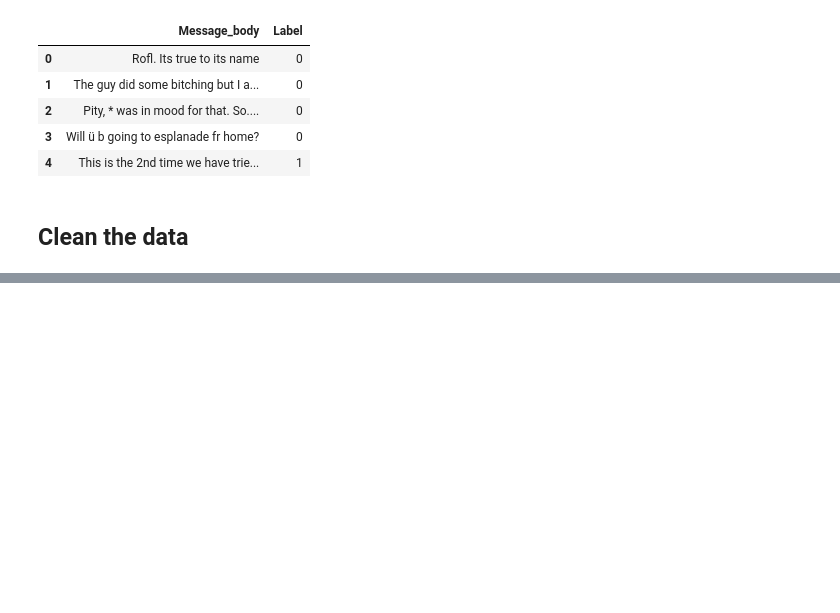
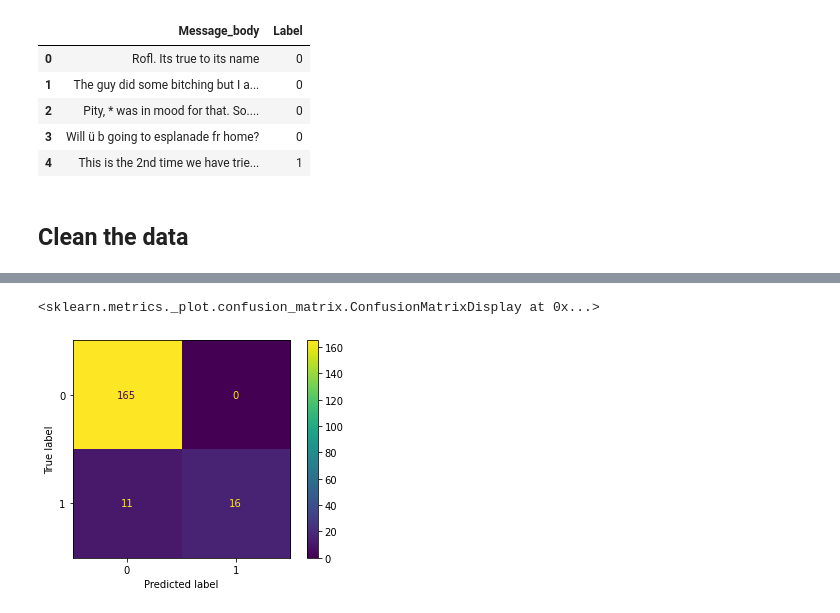
Before and after one commit to ImSanjayPatel/sms-spam-detection, a Jupyter notebook: NLP.ipynb, the cells around one changed output, grey strips where cells are left out. Saved outputs shown, nothing was run; the diff lists cells and outputs as text; code cells hidden in the pictures; blank space fills up the shorter version.

Commit message:
added count vectorization

```diff
--- a/NLP.ipynb
+++ b/NLP.ipynb
@@ -151,0 +287,6 @@ for i, t in enumerate(doc): # t is token, i is index
+# %%
+# create a classifier using SVC
+classifier = SVC(kernel='linear', probability=True)
+# %%
+# train the classifier with the training data
+classifier.fit(A, y_train)
@@ -151,0 +299,2 @@ for i, t in enumerate(doc): # t is token, i is index
+# %%
+B = counts.transform(X_test)
@@ -151,0 +305,3 @@ for i, t in enumerate(doc): # t is token, i is index
+# %%
+predictions = classifier.predict(B)
+predictions
@@ -151,0 +318,9 @@ for i, t in enumerate(doc): # t is token, i is index
+# %%
+c_matrix = metrics.confusion_matrix(y_test, predictions)
+c_matrix_t = pd.DataFrame(c_matrix)
+
+disp = metrics.ConfusionMatrixDisplay(confusion_matrix=c_matrix)
+disp.plot()
+# %% [output]
+<sklearn.metrics._plot.confusion_matrix.ConfusionMatrixDisplay at 0x...>
+[figure, added]
```
Also changed, not shown: parts of 26 cells of this notebook.
